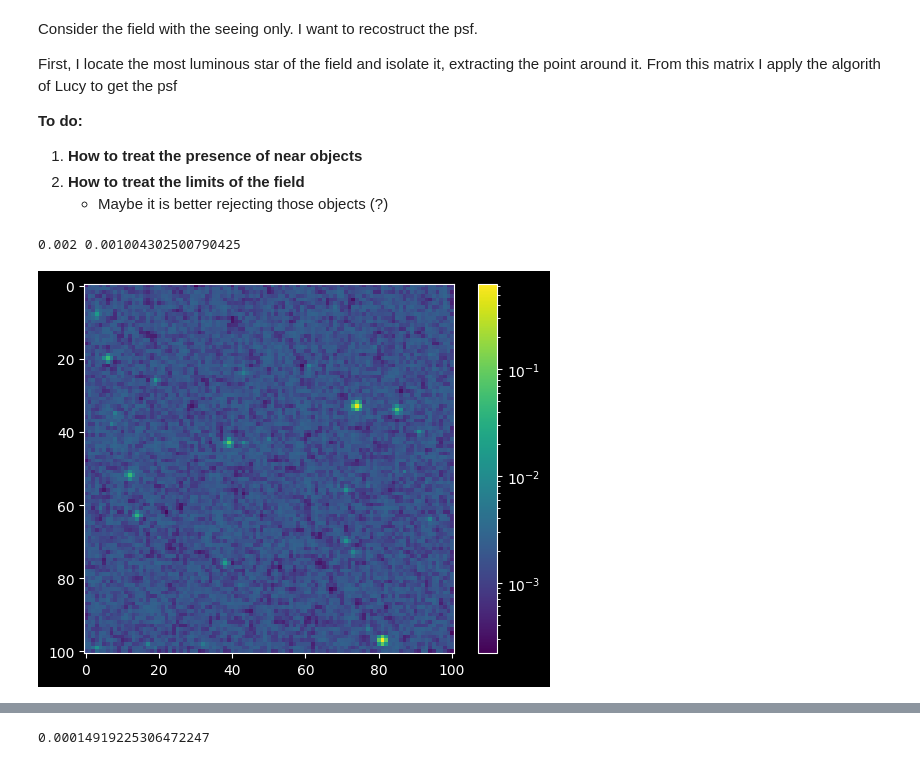
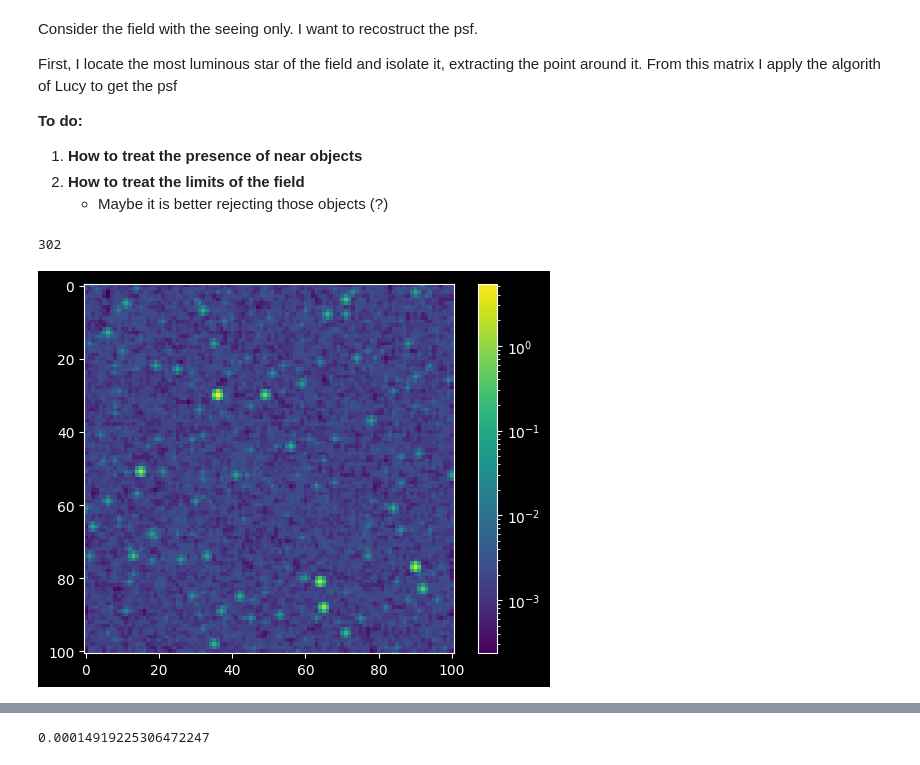
Before and after one commit to 00-berni/proj_2, a Jupyter notebook: notebook/implementation_notebook.ipynb, the cells around one changed output, grey strips where cells are left out. Saved outputs shown, nothing was run; the diff lists cells and outputs as text; code cells hidden in the pictures.

```diff
--- a/notebook/implementation_notebook.ipynb
+++ b/notebook/implementation_notebook.ipynb
@@ -163,9 +164,10 @@ def star_location(sdim: int = M, dim: int = N) -> tuple:
     :return: tuple of star coordinates arrays
     :rtype: tuple
     """
-    tmp = np.random.default_rng()
-    X = tmp.choice(dim, size=sdim)
-    Y = tmp.choice(dim, size=sdim)#, replace=False)
+    grid = [(i,j) for i in range(dim) for j in range(dim)]
+    ind = np.random.choice(len(grid), size=M, replace=False)
+    X = np.array([grid[i][0] for i in ind])
+    Y = np.array([grid[i][1] for i in ind])
     return X, Y
 
 
@@ -595,35 +597,38 @@ First, I locate the most luminous star of the field and isolate it, extracting t
 # %%
 # from scipy.signal import argrelextrema
 
-M = 50
+M = 500
 
 # generation of the field and the stars
 F, S = initialize(sdim=M)
 
 # taking the 0.2% of the luminosity of a 1 solar mass star
 # for 1 solar mass star L = M**beta = 1 in solar luminosity unit
 n = 0.2/1e2
 
-print(n, min(S.lum))
+objs = S.lum
+objs = np.where(objs > n)[0]
+objs = len(objs)
+print(objs)
 
 # add background noise
 F_n = F + noise(n)
 
 # detector noise
 det_noise = 3e-4
 
 # generate atmosferic seeing image without sky noise
 F_s = atm_seeing(F, sigma=0.5)
 
 # generate atmosferic seeing image with sky noise
 F_sn = atm_seeing(F_n, sigma=0.5)
 
 plt.imshow(F_sn, norm='log')
 plt.colorbar()
 plt.show()
 # %% [output]
-0.002 0.001004302500790425
+302
-[figure, old version]
+[figure, new version]
 # %%
 # add detector noise, set to 3e-4 (> than background one)
 F_sn += noise(det_noise)
```
Also changed, not shown: parts of 5 cells of this notebook.
